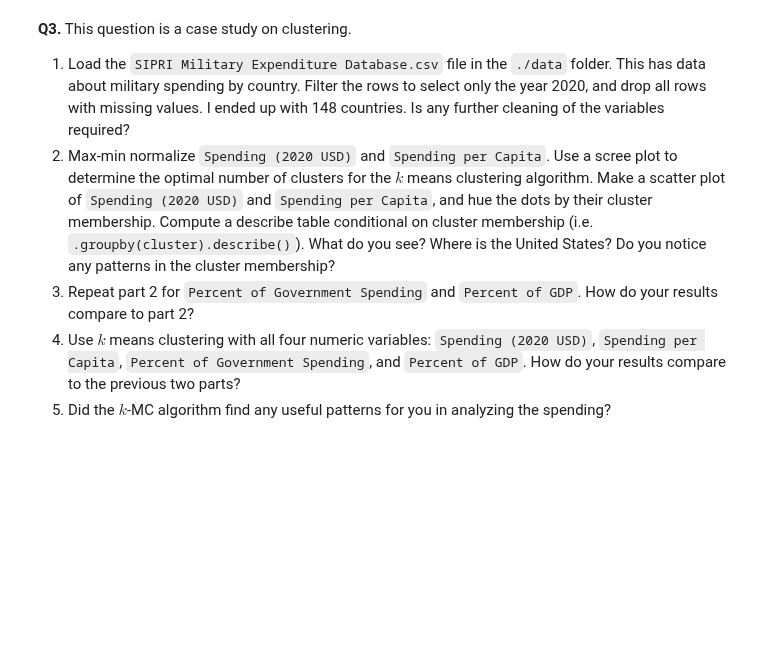
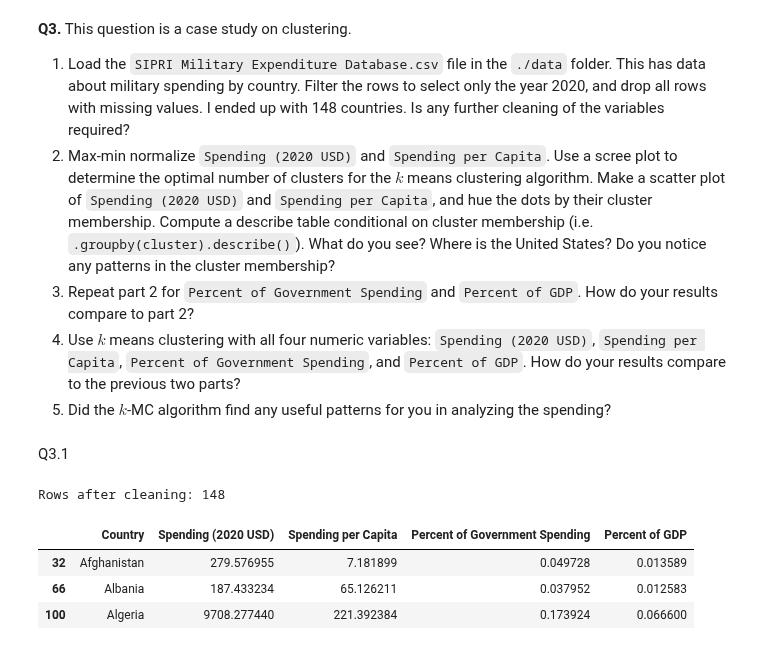
Before and after one commit to KendallFreese/clustering_assignment, a Jupyter notebook: assignment_clustering.ipynb, the cells around one changed output. Cells and saved outputs as stored; diff of their text form; code cells hidden in the pictures; blank space fills up the shorter version.

```diff
--- a/assignment_clustering.ipynb
+++ b/assignment_clustering.ipynb
@@ -171,3 +232,44 @@ The intuition of the elbow is to plot graphs within-cluster SSE vs. the number o
 3. Repeat part 2 for `Percent of Government Spending` and `Percent of GDP`. How do your results compare to part 2?
 4. Use $k$ means clustering with all four numeric variables: `Spending (2020 USD)`, `Spending per Capita`, `Percent of Government Spending`, and `Percent of GDP`. How do your results compare to the previous two parts?
 5. Did the $k$-MC algorithm find any useful patterns for you in analyzing the spending?
+# %% [markdown]
+Q3.1
+# %%
+import pandas as pd, numpy as np, matplotlib.pyplot as plt, seaborn as sns
+from sklearn.cluster import KMeans
+from sklearn.preprocessing import MinMaxScaler
+from sklearn.decomposition import PCA
+
+sns.set(style="whitegrid", rc={"figure.figsize": (7,5)})
+
+# Load data
+sipri_url = "https://raw.githubusercontent.com/KendallFreese/clustering_assignment/main/data/SIPRI%20Military%20Expenditure%20Database.csv"
+sipri = pd.read_csv(sipri_url)
+sipri.columns = sipri.columns.str.strip()
+
+# Only 2020
+if "Year" not in sipri.columns and "year" in sipri.columns:
+    sipri = sipri.rename(columns={"year":"Year"})
+df2020 = sipri[sipri["Year"] == 2020].copy()
+
+# Coerce the four variables to numeric and drop rows with missing values
+df2020["Spending (2020 USD)"] = pd.to_numeric(df2020["Spending (2020 USD)"], errors="coerce")
+df2020["Spending per Capita"] = pd.to_numeric(df2020["Spending per Capita"], errors="coerce")
+df2020["Percent of Government Spending"] = pd.to_numeric(df2020["Percent of Government Spending"], errors="coerce")
+df2020["Percent of GDP"] = pd.to_numeric(df2020["Percent of GDP"], errors="coerce")
+
+df2020 = df2020.dropna(subset=["Spending (2020 USD)",
+    "Spending per Capita",
+    "Percent of Government Spending",
+    "Percent of GDP"
+])
+
+print("Rows after cleaning:", len(df2020))
+df2020[["Country","Spending (2020 USD)","Spending per Capita",
+      "Percent of Government Spending","Percent of GDP"]].head(3)
+# %% [output]
+Rows after cleaning: 148
+|  | Country | Spending (2020 USD) | Spending per Capita | Percent of Government Spending | Percent of GDP |
+| 32 | Afghanistan | 279.576955 | 7.181899 | 0.049728 | 0.013589 |
+| 66 | Albania | 187.433234 | 65.126211 | 0.037952 | 0.012583 |
+| 100 | Algeria | 9708.277440 | 221.392384 | 0.173924 | 0.066600 |
```
Also changed, not shown: parts of 7 cells of this notebook.
